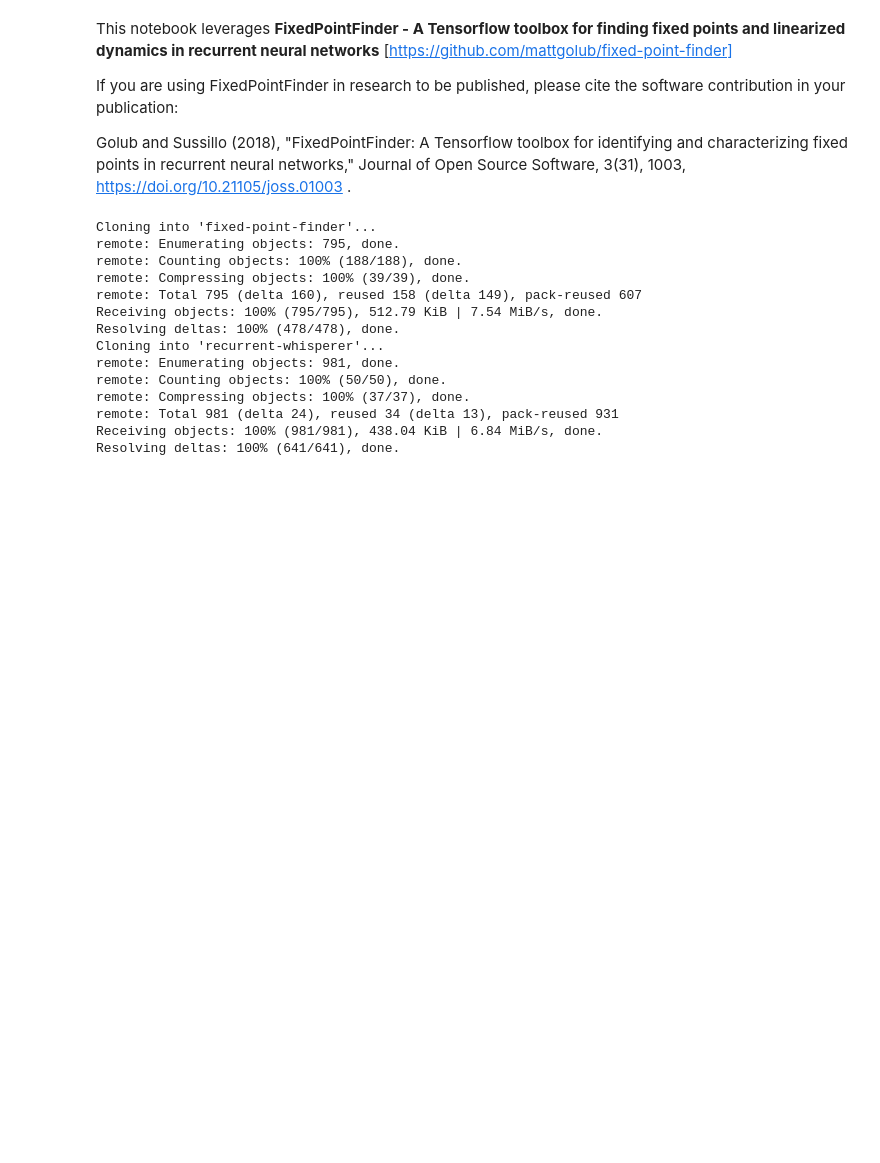
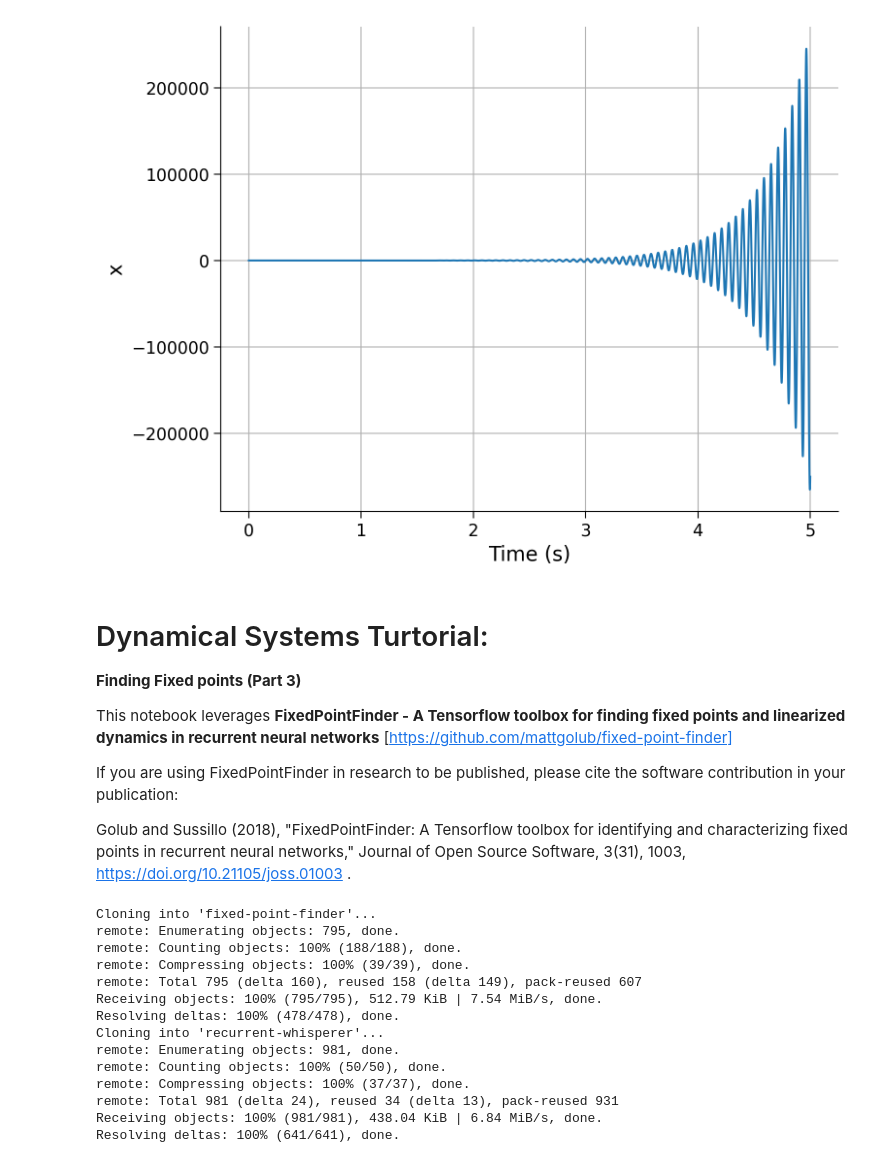
Before and after one commit to trendinafrica/TReND-CaMinA, a Jupyter notebook: notebooks/15-Thursday/FPF_example.ipynb, the cells around one changed output. Cells and saved outputs as stored; diff of their text form; code cells hidden in the pictures; blank space fills up the shorter version.

```diff
--- a/notebooks/15-Thursday/FPF_example.ipynb
+++ b/notebooks/15-Thursday/FPF_example.ipynb
@@ -3,4 +312,32 @@
+# %%
+#@title
+
+#@markdown Make sure you execute this cell to enable the widget!
+
+# parameters
+T = 5         # total Time duration
+dt = 0.0001      # timestep of our simulation
+x0 = 1.        # initial condition of x at time 0
+a_real = 2.   # real part of a
+a_imaginary = -100.   #imaginary part of a
+
+def plot_euler_integration(real=(-2, 2, .2), imaginary=(-4, 7, .1)):
+
+  a = complex(real, imaginary)
+  x, t = integrate_exponential(a, x0, dt, T)
+  plt.plot(t, x.real) #integrate exponential returns complex
+  plt.grid(True)
+  plt.xlabel('Time (s)')
+  plt.ylabel('x')
+
+
+plot_euler_integration(real=a_real, imaginary=a_imaginary)
+# %% [output]
+[figure, added]
 # %% [markdown]
+# Dynamical Systems Turtorial:
+**Finding Fixed points (Part 3)**
+
 This notebook leverages **FixedPointFinder - A Tensorflow toolbox for finding fixed points and linearized dynamics in recurrent neural networks** [https://github.com/mattgolub/fixed-point-finder]
 
 If you are using FixedPointFinder in research to be published, please cite the software contribution in your publication:
```
Also changed, not shown: parts of 10 cells of this notebook.
